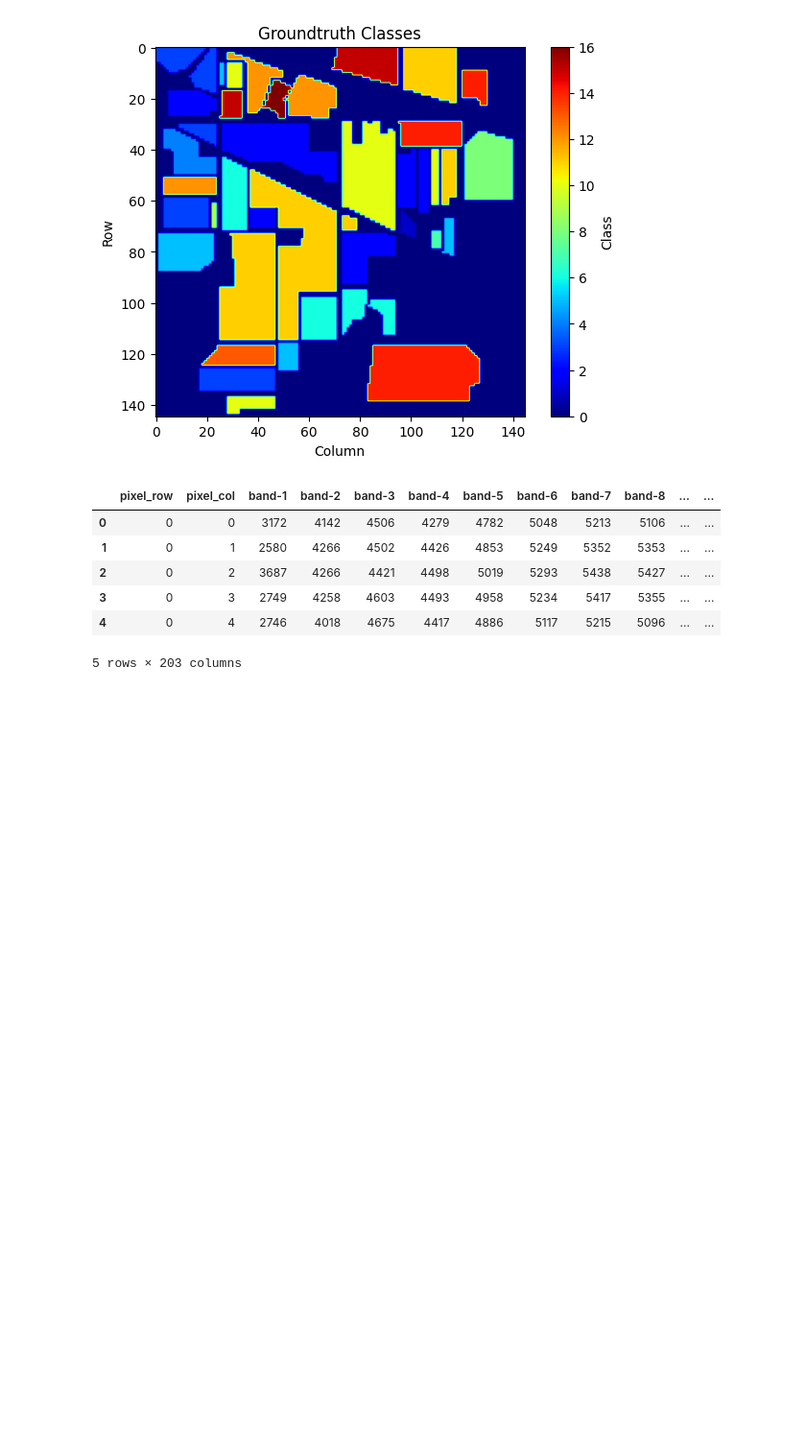
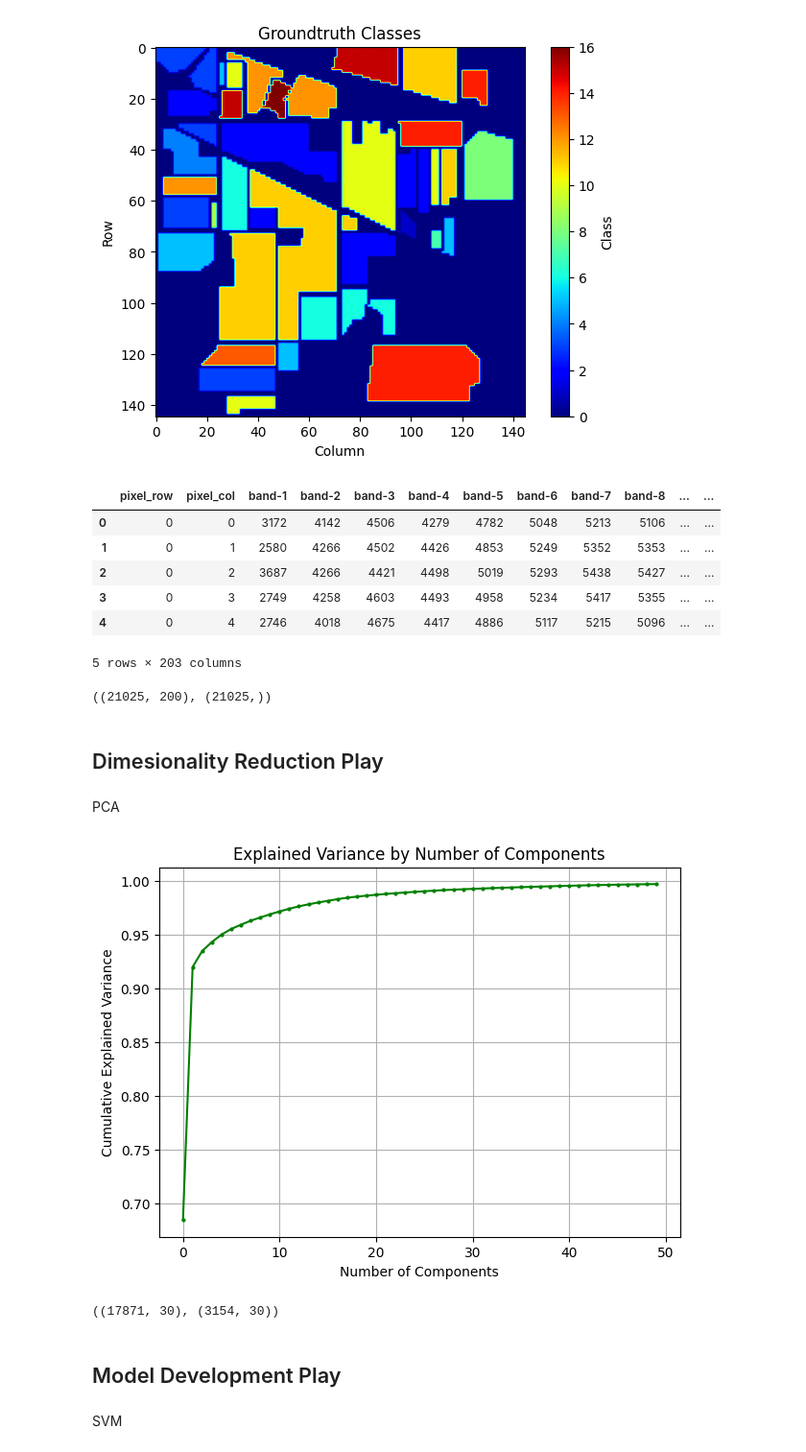
Before and after one commit to 00EJH/PineLand_201, a Jupyter notebook: ScriptPlay.ipynb, the cells around one changed output. Shown at 96% size. Cells and saved outputs as stored; diff of their text form; code cells hidden in the pictures; blank space fills up the shorter version.

Commit message:
Update ScriptPlay
Adding model dev and pca

```diff
--- a/ScriptPlay.ipynb
+++ b/ScriptPlay.ipynb
@@ -79,3 +86,39 @@ df.head()
 | 3 | 0 | 3 | 2749 | 4258 | 4603 | 4493 | 4958 | 5234 | 5417 | 5355 | ... | ... |
 | 4 | 0 | 4 | 2746 | 4018 | 4675 | 4417 | 4886 | 5117 | 5215 | 5096 | ... | ... |
 5 rows × 203 columns
+# %%
+X = df.loc[:, 'band-1':'band-200'].values
+y = df['class'].values
+
+X.shape, y.shape
+# %% [output]
+((21025, 200), (21025,))
+# %% [markdown]
+## Dimesionality Reduction Play
+# %% [markdown]
+PCA
+# %%
+pca_init = PCA(n_components = 50).fit(X)
+
+plt.figure(figsize=(7, 5))
+plt.plot(np.cumsum(pca_init.explained_variance_ratio_), marker='o', linestyle='-', color='green', markersize=2)
+plt.xlabel('Number of Components')
+plt.ylabel('Cumulative Explained Variance')
+plt.title('Explained Variance by Number of Components')
+plt.grid(True)
+plt.show()
+# %% [output]
+[figure, added]
+# %%
+pca = PCA(n_components=30)
+pca_fit = pca.fit_transform(X)
+
+X_train, X_test, y_train, y_test, indices_train, indices_test  = train_test_split(pca_fit, y,  range(X.shape[0]), test_size = 0.15)
+
+X_train.shape, X_test.shape
+# %% [output]
+((17871, 30), (3154, 30))
+# %% [markdown]
+## Model Development Play
+# %% [markdown]
+SVM
```
Also changed, not shown: parts of 6 cells of this notebook.
